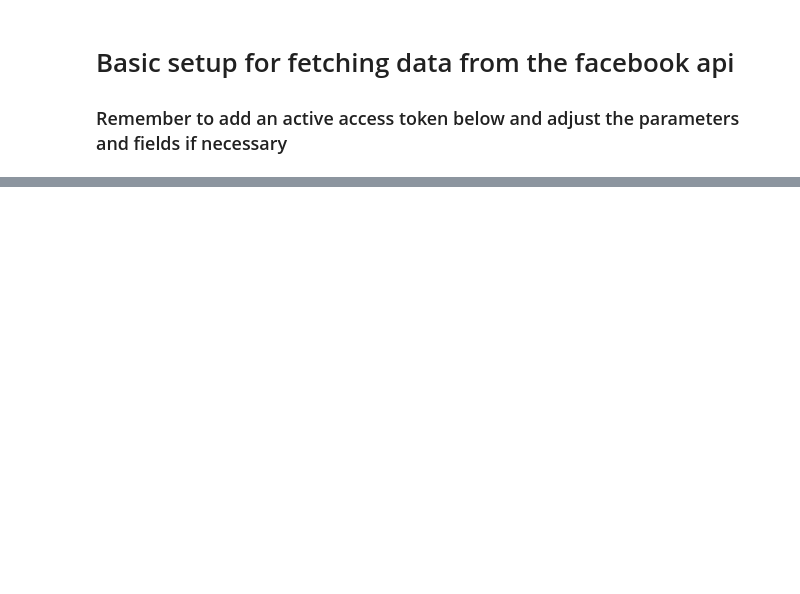
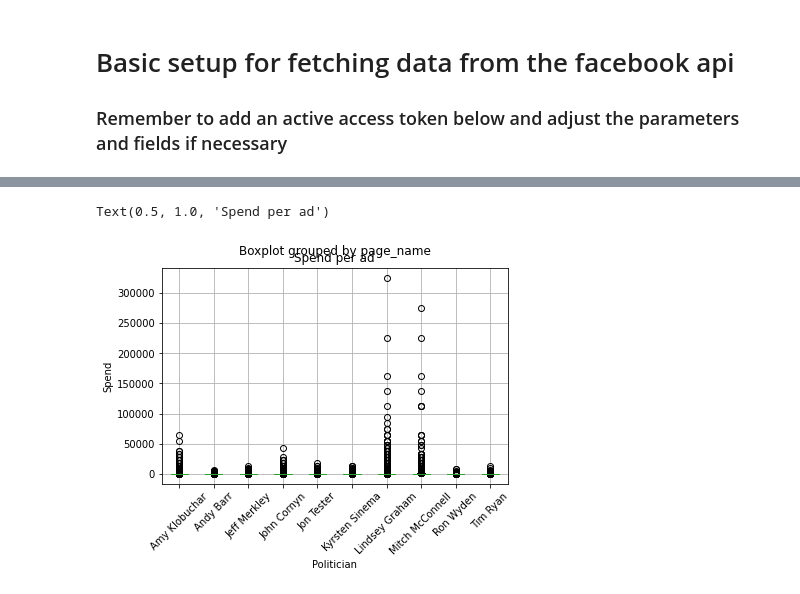
Before and after one commit to lrnz-asnprs/political-ad-api, a Jupyter notebook: notebooks/laurenz_notebook.ipynb, the cells around one changed output, grey strips where cells are left out. Saved outputs shown, nothing was run; the diff lists cells and outputs as text; code cells hidden in the pictures; blank space fills up the shorter version.

```diff
--- a/notebooks/laurenz_notebook.ipynb
+++ b/notebooks/laurenz_notebook.ipynb
@@ -304,0 +385,3 @@ data.groupby(["page_name"]).agg("count")
+# %%
+by_page = preprocess.group_by_pages(data)
+by_page
@@ -304,0 +402,5 @@ data.groupby(["page_name"]).agg("count")
+# %%
+# all ads by top 10 politicians
+top_10 = by_page[:10]
+ads_top_10 = data[data.page_name.isin(top_10["page_name"])]
+ads_top_10.head(10)
@@ -304,0 +419,11 @@ data.groupby(["page_name"]).agg("count")
+# %%
+# Boxplot showing outliers of top 10 politicians spending per ads
+import matplotlib.pyplot as plt
+
+ads_top_10.boxplot(by='page_name', column=['spend'], rot=45)
+plt.xlabel("Politician")
+plt.ylabel('Spend')
+plt.title('Spend per ad')
+# %% [output]
+Text(0.5, 1.0, 'Spend per ad')
+[figure, added]
```
Also changed, not shown: parts of 23 cells of this notebook.
